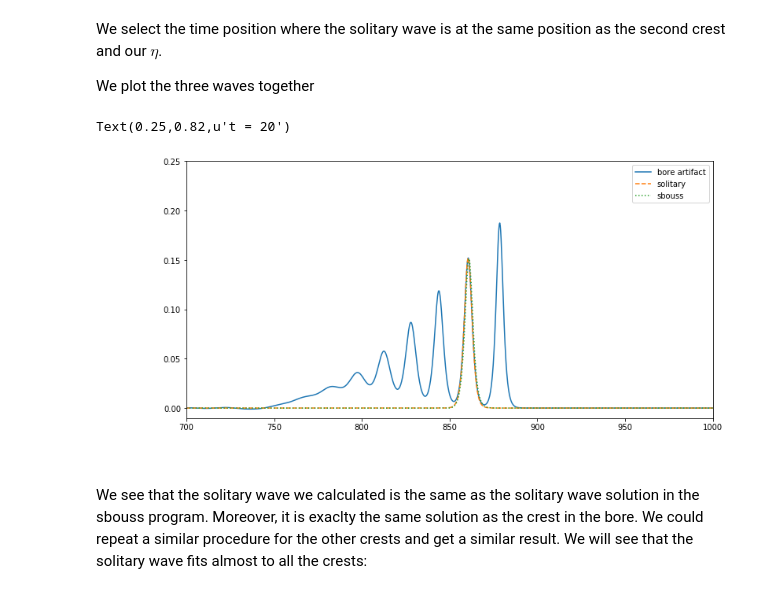
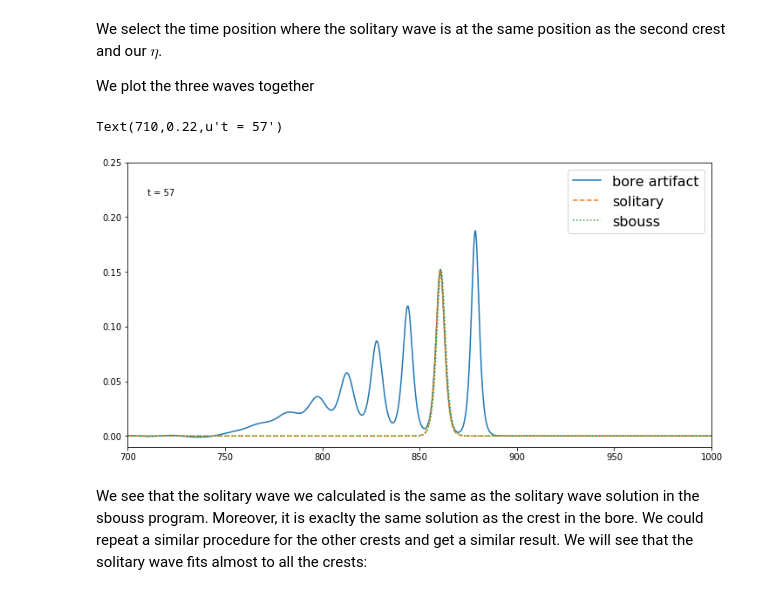
Before and after one commit to Reyna-RT/MEK9320, a Jupyter notebook: Second Assignment results.ipynb, the cells around one changed output. Cells and saved outputs as stored; diff of their text form; code cells hidden in the pictures.

```diff
--- a/Second Assignment results.ipynb
+++ b/Second Assignment results.ipynb
@@ -1038,17 +1043,17 @@ We plot the three waves together
 # %%
 fig1 = plt.figure(figsize=(12, 6))
 ax1 = fig1.add_subplot(1, 1,1)
 c = np.loadtxt('flat_results/5b/eta57',unpack=True)
 plt.plot(b[0],b[1], label='bore artifact' )
 plt.plot(b[0],ola,'--', label='solitary')
 plt.plot(c[0],c[1],':', label='sbouss')
 plt.xlim(700,1000)
 plt.legend(fontsize=16)
 plt.ylim(-0.01,0.25)
-plt.annotate('t = 20', xy=(0.25,0.82))
+plt.annotate('t = 57', xy=(710,0.23), fontsize=14);
 # %% [output]
-Text(0.25,0.82,u't = 20')
+Text(710,0.22,u't = 57')
-[figure, old version]
+[figure, new version]
 # %% [markdown]
 We see that the solitary wave we calculated is the same as the solitary wave solution in the sbouss program. Moreover, it is exaclty the same solution as the crest in the bore. We could repeat a similar procedure for the other crests and get a similar result. We will see that the solitary wave fits almost to all the crests:
 # %%
```
Also changed, not shown: parts of 7 cells of this notebook.
